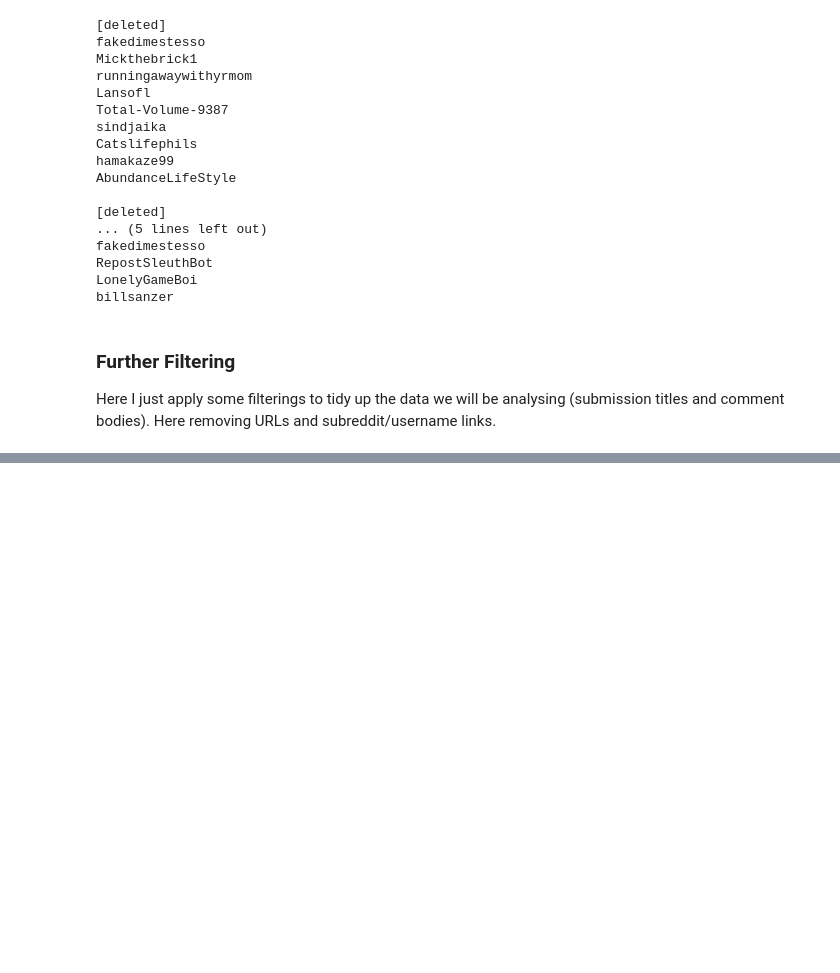
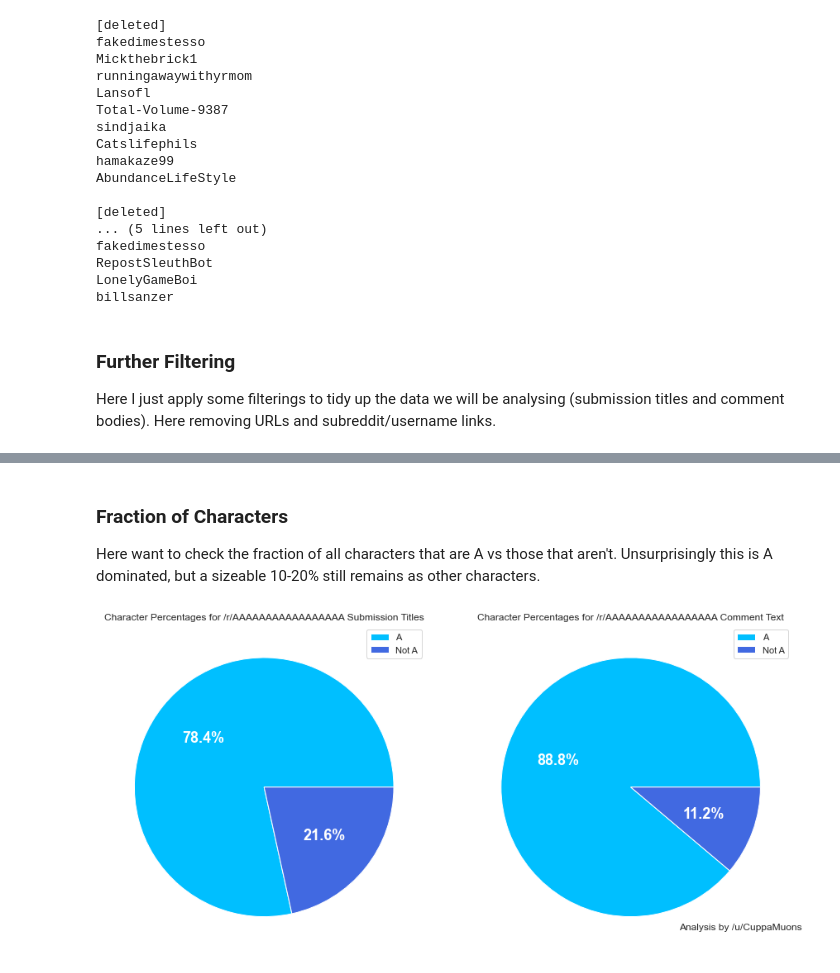
Before and after one commit to hjlyons/DataAnalysis, a Jupyter notebook: AAAAAAAAAAAAAAAAA/AnalysisNotebook.ipynb, the cells around one changed output, grey strips where cells are left out. Drawn from its saved outputs; the diff is of its cells as text; code cells hidden in the pictures; blank space fills up the shorter version.

```diff
--- a/AAAAAAAAAAAAAAAAA/AnalysisNotebook.ipynb
+++ b/AAAAAAAAAAAAAAAAA/AnalysisNotebook.ipynb
@@ -150,0 +360,44 @@ comments_df['body'] = comments_df['body'].apply(lambda x: html_decode(x))
+# %% [markdown]
+### Fraction of Characters
+
+Here want to check the fraction of all characters that are A vs those that aren't. Unsurprisingly this is A dominated, but a sizeable 10-20% still remains as other characters.
+# %%
+def make_fractionpie(submissions_df, comments_df):
+
+    #fig, ax = plt.subplots(1, 2, figsize=(12,12))
+    fig, ax = plt.subplots(1, 2, figsize=(13,6))
+    labels = ['A', 'Not A']
+    colors = ['deepskyblue', 'royalblue']
+
+    sizes = [submissions_df['number_aA'].sum(), submissions_df['number_not_aA'].sum()]
+    _, _, autotexts = ax[0].pie(sizes, colors=colors, autopct='%1.1f%%', startangle=0)
+    for autotext in autotexts:
+        autotext.set_color('white')
+        autotext.set_fontsize(18)
+        autotext.set_weight('bold')
+
+
+    sizes = [comments_df['number_aA'].sum(), comments_df['number_not_aA'].sum()]
+    patches, _, autotexts = ax[1].pie(sizes, colors=colors, autopct='%1.1f%%', startangle=0)
+    for autotext in autotexts:
+        autotext.set_color('white')
+        autotext.set_fontsize(18)
+        autotext.set_weight('bold')
+
+
+    ax[0].set_title('Character Percentages for /r/AAAAAAAAAAAAAAAAA Submission Titles')
+
+    ax[1].set_title('Character Percentages for /r/AAAAAAAAAAAAAAAAA Comment Text')
+
+
+    ax[1].text(0.65, 0.06, "Analysis by /u/CuppaMuons".format(comments_df['created_utc'].min(), submissions_df['created_utc'].max()), transform=ax[1].transAxes)
+
+    ax[0].legend(patches, labels, loc="best")
+    ax[1].legend(patches, labels, loc="upper right")
+    plt.tight_layout()
+    plt.savefig('fractionpie_plot.png', dpi=200)
+    plt.show()
+
+make_fractionpie(submissions_df, comments_df)
+# %% [output]
+[figure, added]
```
Also changed, not shown: parts of 23 cells of this notebook.
